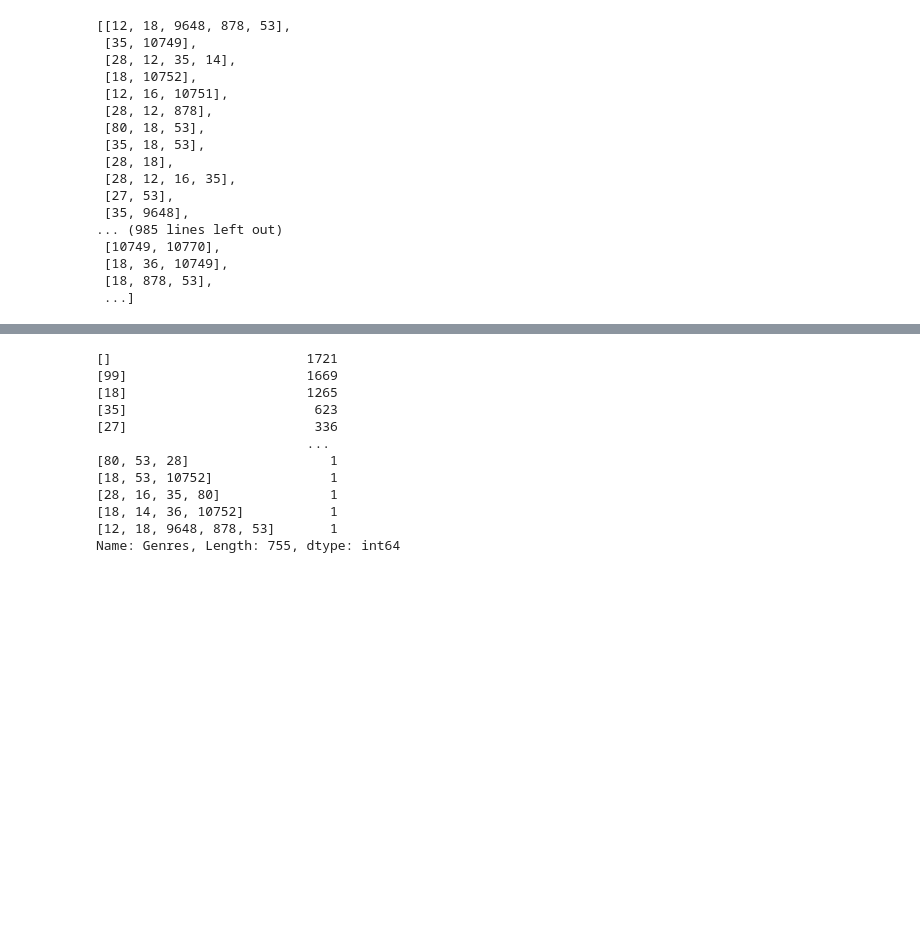
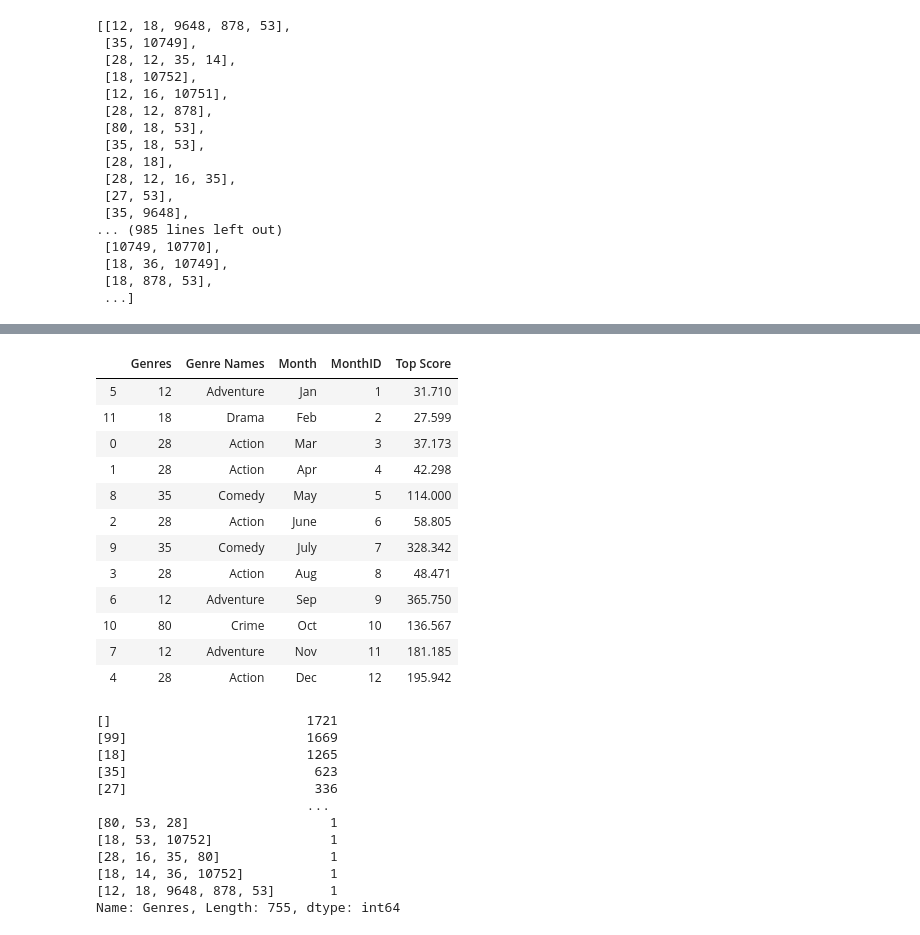
Before and after one commit to jamesa820/Project_1, a Jupyter notebook: Top Ten With Months.ipynb, the cells around one changed output, grey strips where cells are left out. Drawn from its saved outputs; the diff is of its cells as text; code cells hidden in the pictures; blank space fills up the shorter version.

```diff
--- a/Top Ten With Months.ipynb
+++ b/Top Ten With Months.ipynb
@@ -148,3 +212,19 @@ GenreFrame
+# %%
+New
+# %% [output]
+|  | Genres | Genre Names | Month | MonthID | Top Score |
+| 5 | 12 | Adventure | Jan | 1 | 31.710 |
+| 11 | 18 | Drama | Feb | 2 | 27.599 |
+| 0 | 28 | Action | Mar | 3 | 37.173 |
+| 1 | 28 | Action | Apr | 4 | 42.298 |
+| 8 | 35 | Comedy | May | 5 | 114.000 |
+| 2 | 28 | Action | June | 6 | 58.805 |
+| 9 | 35 | Comedy | July | 7 | 328.342 |
+| 3 | 28 | Action | Aug | 8 | 48.471 |
+| 6 | 12 | Adventure | Sep | 9 | 365.750 |
+| 10 | 80 | Crime | Oct | 10 | 136.567 |
+| 7 | 12 | Adventure | Nov | 11 | 181.185 |
+| 4 | 28 | Action | Dec | 12 | 195.942 |
 # %%
 Movies["Genres"].value_counts()
 # %% [output]
```
Also changed, not shown: parts of 8 cells of this notebook.
